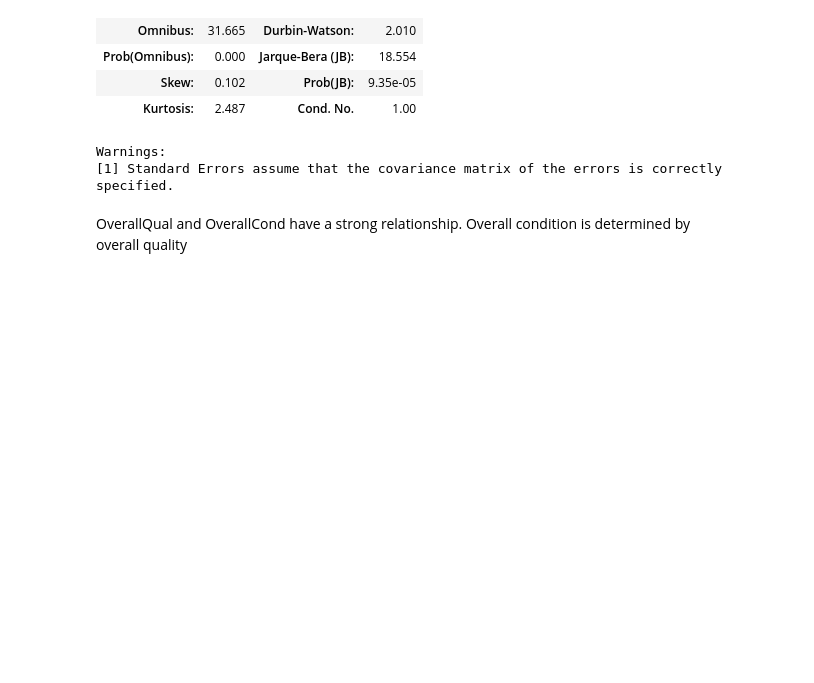
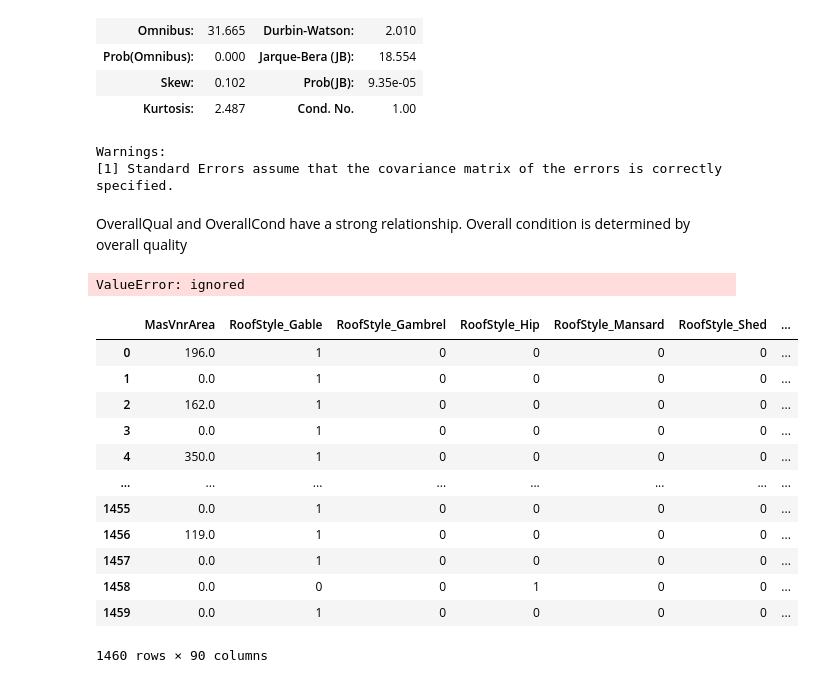
Before and after one commit to prateeksab/housingprices, a Jupyter notebook: Master_book.ipynb, the cells around one changed output. Cells and saved outputs as stored; diff of their text form; code cells hidden in the pictures; blank space fills up the shorter version.

```diff
--- a/Master_book.ipynb
+++ b/Master_book.ipynb
@@ -228,5 +229,31 @@ Warnings:
 OverallQual and OverallCond have a strong relationship. Overall condition is determined by overall quality
 # %%
 quality_features = ['RoofStyle','RoofMatl','Exterior1st','Exterior2nd','MasVnrType','MasVnrArea','ExterQual','ExterCond','Foundation','BsmtQual','BsmtCond',
-                    'BsmtExposure','BsmtFinType1','BsmtFinType2','Heating','HeatingQC','CentralAir','Electrical',]
+                    'BsmtExposure','BsmtFinType1','BsmtFinType2','Heating','HeatingQC','CentralAir','Electrical']
 quality_target = ['OverallCond']
+
+qual_features_df = df[quality_features]
+quality_target_df = df[quality_target]
+# %%
+qual_features_dummy_df = pd.get_dummies(qual_features_df,drop_first=True)
+# %%
+lr_model = LogisticRegression()
+lr_model.fit(X=qual_features_df,y=qual_features_dummy_df)
+# %% [output]
+ValueError: ignored
+# %%
+qual_features_dummy_df
+# %% [output]
+|  | MasVnrArea | RoofStyle_Gable | RoofStyle_Gambrel | RoofStyle_Hip | RoofStyle_Mansard | RoofStyle_Shed | ... |
+| 0 | 196.0 | 1 | 0 | 0 | 0 | 0 | ... |
+| 1 | 0.0 | 1 | 0 | 0 | 0 | 0 | ... |
+| 2 | 162.0 | 1 | 0 | 0 | 0 | 0 | ... |
+| 3 | 0.0 | 1 | 0 | 0 | 0 | 0 | ... |
+| 4 | 350.0 | 1 | 0 | 0 | 0 | 0 | ... |
+| ... | ... | ... | ... | ... | ... | ... | ... |
+| 1455 | 0.0 | 1 | 0 | 0 | 0 | 0 | ... |
+| 1456 | 119.0 | 1 | 0 | 0 | 0 | 0 | ... |
+| 1457 | 0.0 | 1 | 0 | 0 | 0 | 0 | ... |
+| 1458 | 0.0 | 0 | 0 | 1 | 0 | 0 | ... |
+| 1459 | 0.0 | 1 | 0 | 0 | 0 | 0 | ... |
+1460 rows × 90 columns
```
Also changed, not shown: parts of 1 cell of this notebook.
